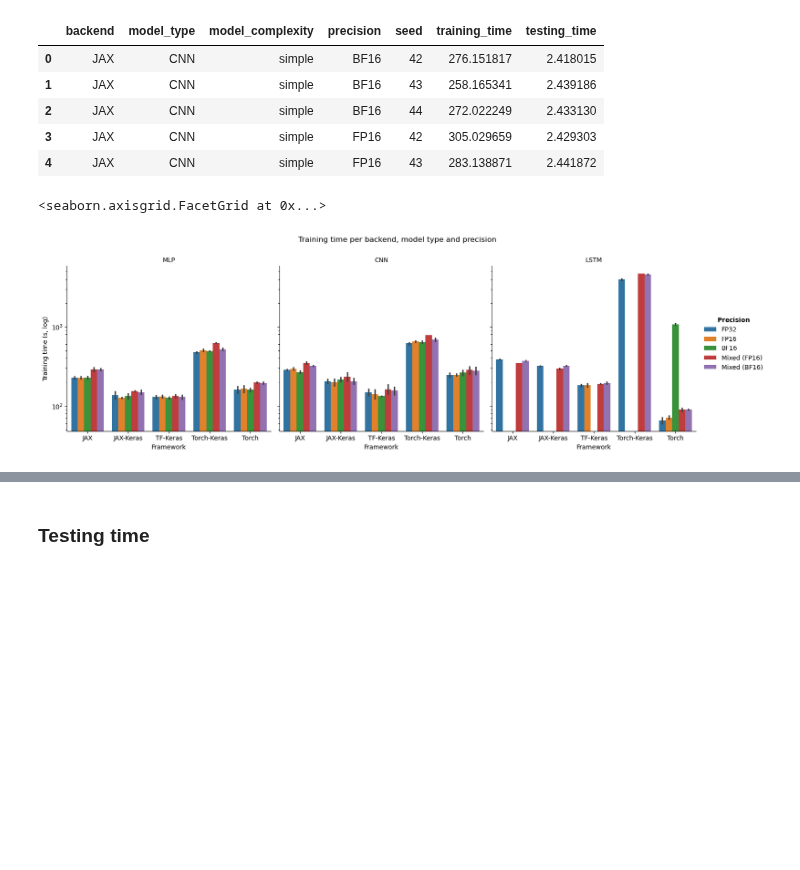
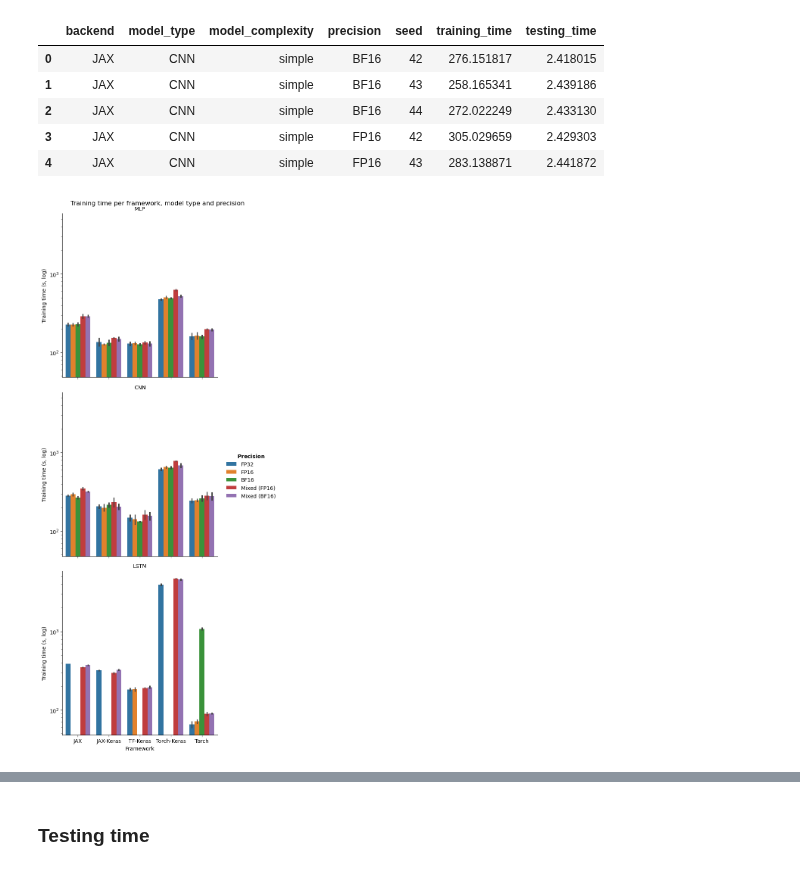
Before and after one commit to GustavoC3J/DL-frameworks-benchmark, a Jupyter notebook: results_analysis.ipynb, the cells around one changed output, grey strips where cells are left out. Drawn from its saved outputs; the diff is of its cells as text; code cells hidden in the pictures; blank space fills up the shorter version.

```diff
--- a/results_analysis.ipynb
+++ b/results_analysis.ipynb
@@ -193,13 +193,13 @@ metrics = metrics_df.columns[5:]
 seed_variability = []
 
 for metric in metrics:
-    for (backend, model_type, model_complexity, precision), df in metrics_df.groupby(experiment_config[:-1]):
-        values = df.sort_values("seed")[metric].values
+    for (backend, model_type, model_complexity, precision), base_df in metrics_df.groupby(experiment_config[:-1]):
+        values = base_df.sort_values("seed")[metric].values
 
         mean = np.mean(values)
         std = np.std(values)
         cv = std / mean if mean != 0 and pd.notna(mean) else 0
-        consistent = cv < 0.05  # 5% maximum acceptable variation
+        consistent = cv < 0.1  # 10% maximum acceptable variation
 
         seed_variability.append({
             "backend": backend,
@@ -440,2 +417,10 @@ time_df.head()
+# %%
+def save_svg(plot, name):
+    img_path = f"img/{name}.svg"
+
+    try:
+        plot.savefig(img_path, format="svg")
+    except:
+        plt.savefig(img_path, format="svg")
 # %% [markdown]
 ### Training time
@@ -455,24 +436,27 @@ add_labels(time_df).head()
 # %%
 plot = sns.catplot(
     data=add_labels(time_df),
     x="backend",
     y="training_time",
     hue="precision",
-    col="model_type",
+    row="model_type",
     kind="bar",
     errorbar="sd"
 )
 
 # Title
-add_title(plot, "Training time per backend, model type and precision")
+add_title(plot, "Training time per framework, model type and precision", adjust=0.95)
 
 plot.set(yscale="log")
 
 plot.set_axis_labels(titles["backend"], "Training time (s, log)")
 
 format_legend_title(plot)
 
-plot.set_titles("{col_name}")
+plot.set_titles("{row_name}")
+
+plot.tight_layout()
+
+save_svg(plot, "training_time")
 # %% [output]
-<seaborn.axisgrid.FacetGrid at 0x...>
-[figure, old version]
+[figure, new version]
```
Also changed, not shown: parts of 56 cells of this notebook.
